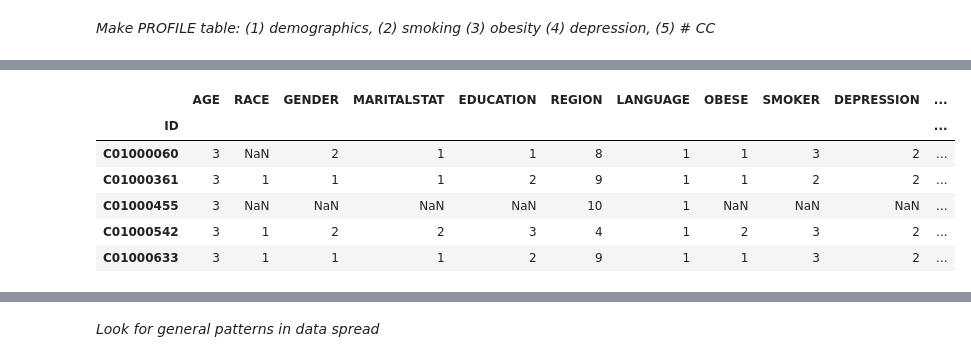
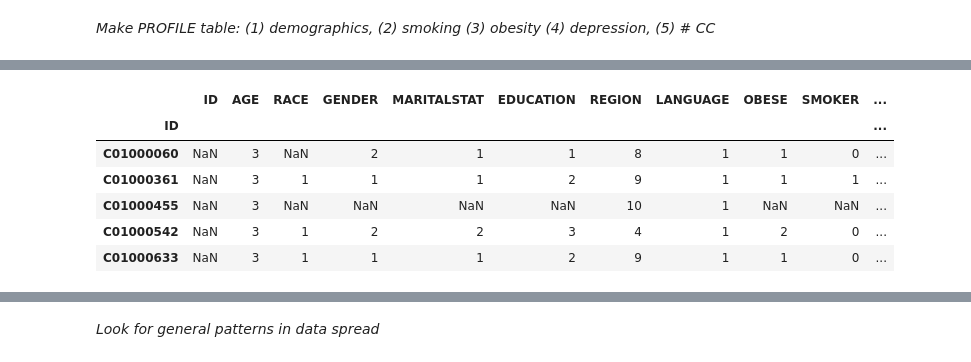
Before and after one commit to cesleem/DAT_SF_14, a Jupyter notebook: project/data_transformations/source_data_to_clean_data.ipynb, the cells around one changed output, grey strips where cells are left out. Cells and saved outputs as stored; diff of their text form; code cells hidden in the pictures.

```diff
--- a/project/data_transformations/source_data_to_clean_data.ipynb
+++ b/project/data_transformations/source_data_to_clean_data.ipynb
@@ -86,0 +82,6 @@ data.head()
+# %%
+#At-Risk Metric pulled from Study: Bierman AS, Clancy CM.  Health Disparities among Older Women...
+data['AT-RISK'] = data['GENHTH'] > 3.0
+# %%
+data.set_index('ID', inplace=True)
+data.head()
@@ -87,5 +99,8 @@ data.head()
+# %%
+##Naive CC metric (traditional care coordination indicator) based on lit from IHI Multiple Health + Social Needs
+data['CC-NEED'] = data['MCC'] > 2.0
 # %%
-profile = data[['ID',
+profile = data.loc[:,['ID',
  'AGEGRP',
  'RACE',
  'GENDER',
@@ -96,7 +111,9 @@ profile = data[['ID',
  'BMI',
  'SMKFRQ',
  'DEPRES',
- 'MCC']]
+ 'MCC',
+ 'AT-RISK',
+ 'CC-NEED']]
 # %%
 profile.head()
 # %% [output]
@@ -109,24 +127,24 @@ profile.head()
 # %%
 #renames
 new_col_names = {
  'AGEGRP':'AGE',
  'MRSTAT':'MARITALSTAT',
  'EDUC':'EDUCATION',
  'PLREG':'REGION',
  'SVLANG':'LANGUAGE',
  'BMI':'OBESE',
  'SMKFRQ':'SMOKER',
  'DEPRES':'DEPRESSION'}
-profile = profile.rename(columns = new_col_names).set_index('ID')
+profile = profile.rename(columns = new_col_names)
 profile.head()
 # %% [output]
-|  | AGE | RACE | GENDER | MARITALSTAT | EDUCATION | REGION | LANGUAGE | OBESE | SMOKER | DEPRESSION | ... |
+|  | ID | AGE | RACE | GENDER | MARITALSTAT | EDUCATION | REGION | LANGUAGE | OBESE | SMOKER | ... |
 | ID |  |  |  |  |  |  |  |  |  |  | ... |
-| C01000060 | 3 | NaN | 2 | 1 | 1 | 8 | 1 | 1 | 3 | 2 | ... |
-| C01000361 | 3 | 1 | 1 | 1 | 2 | 9 | 1 | 1 | 2 | 2 | ... |
-| C01000455 | 3 | NaN | NaN | NaN | NaN | 10 | 1 | NaN | NaN | NaN | ... |
-| C01000542 | 3 | 1 | 2 | 2 | 3 | 4 | 1 | 2 | 3 | 2 | ... |
-| C01000633 | 3 | 1 | 1 | 1 | 2 | 9 | 1 | 1 | 3 | 2 | ... |
+| C01000060 | NaN | 3 | NaN | 2 | 1 | 1 | 8 | 1 | 1 | 0 | ... |
+| C01000361 | NaN | 3 | 1 | 1 | 1 | 2 | 9 | 1 | 1 | 1 | ... |
+| C01000455 | NaN | 3 | NaN | NaN | NaN | NaN | 10 | 1 | NaN | NaN | ... |
+| C01000542 | NaN | 3 | 1 | 2 | 2 | 3 | 4 | 1 | 2 | 0 | ... |
+| C01000633 | NaN | 3 | 1 | 1 | 1 | 2 | 9 | 1 | 1 | 0 | ... |
 # %%
 values_to_labels = {'AGE':{1:'<65', 2: '65 to 74', 3:'>74'},
                     'RACE':{1:'White', 2:'Black', 3:'Other'},
```
Also changed, not shown: parts of 26 cells of this notebook.
